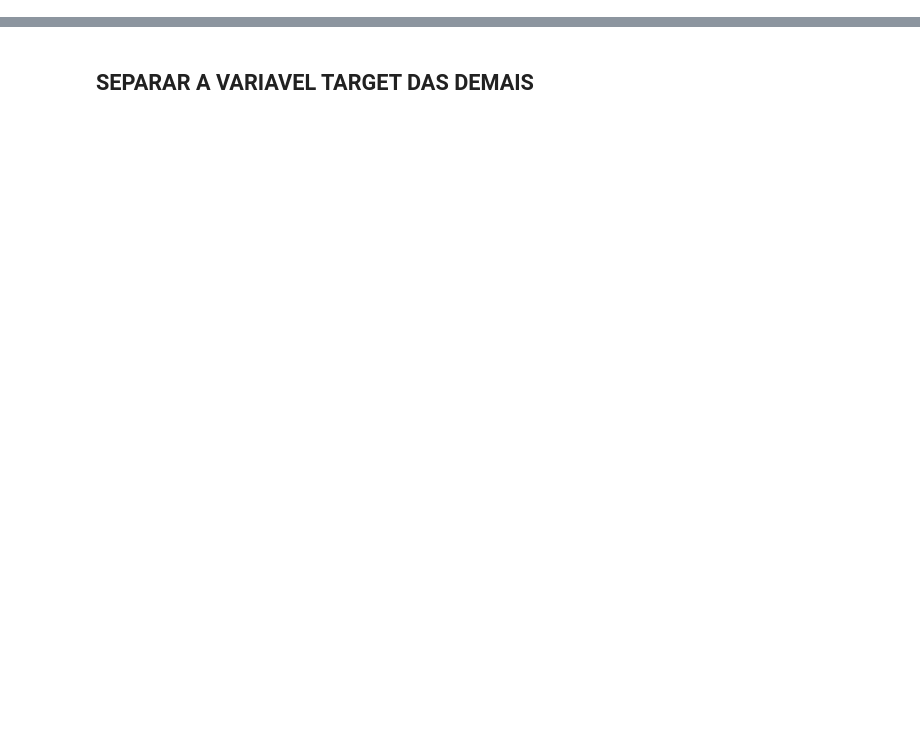
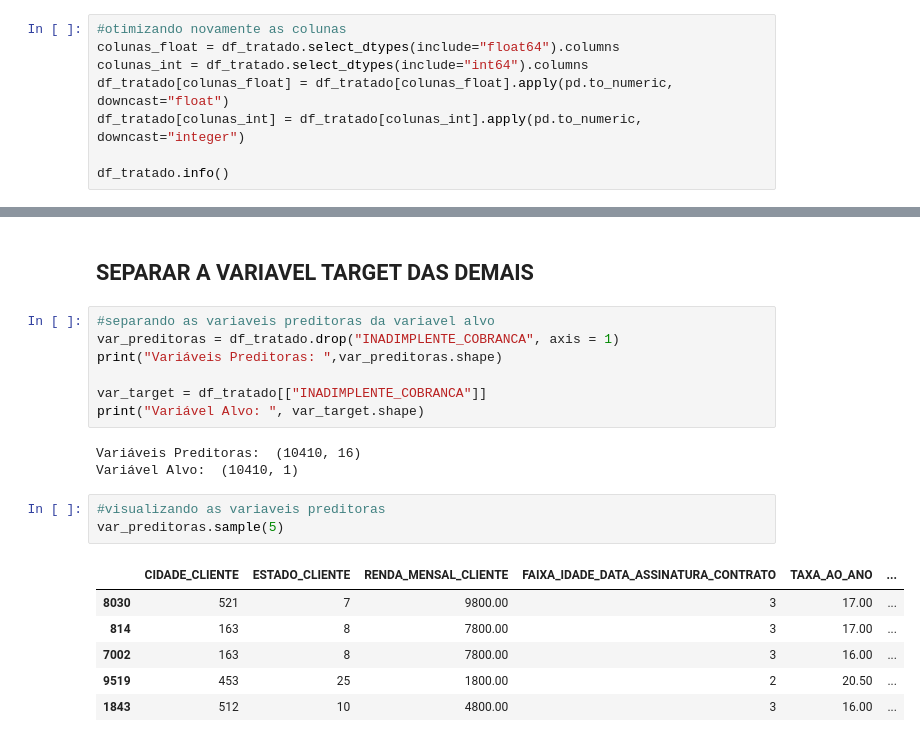
Before and after one commit to FelipeLRoll/previsao-inadimplencia, a Jupyter notebook: previsao-inadimplencia.ipynb, the cells around one changed output, grey strips where cells are left out. Drawn from its saved outputs; the diff is of its cells as text; blank space fills up the shorter version.

```diff
--- a/previsao-inadimplencia.ipynb
+++ b/previsao-inadimplencia.ipynb
@@ -1177,0 +1475,8 @@ Data de acesso: 22/10/2024
+# %%
+#otimizando novamente as colunas
+colunas_float = df_tratado.select_dtypes(include="float64").columns
+colunas_int = df_tratado.select_dtypes(include="int64").columns
+df_tratado[colunas_float] = df_tratado[colunas_float].apply(pd.to_numeric, downcast="float")
+df_tratado[colunas_int] = df_tratado[colunas_int].apply(pd.to_numeric, downcast="integer")
+
+df_tratado.info()
@@ -1178,2 +1501,22 @@ Data de acesso: 22/10/2024
 # %% [markdown]
 ## SEPARAR A VARIAVEL TARGET DAS DEMAIS
+# %%
+#separando as variaveis preditoras da variavel alvo
+var_preditoras = df_tratado.drop("INADIMPLENTE_COBRANCA", axis = 1)
+print("Variáveis Preditoras: ",var_preditoras.shape)
+
+var_target = df_tratado[["INADIMPLENTE_COBRANCA"]]
+print("Variável Alvo: ", var_target.shape)
+# %% [output]
+Variáveis Preditoras:  (10410, 16)
+Variável Alvo:  (10410, 1)
+# %%
+#visualizando as variaveis preditoras
+var_preditoras.sample(5)
+# %% [output]
+|  | CIDADE_CLIENTE | ESTADO_CLIENTE | RENDA_MENSAL_CLIENTE | FAIXA_IDADE_DATA_ASSINATURA_CONTRATO | TAXA_AO_ANO | ... |
+| 8030 | 521 | 7 | 9800.00 | 3 | 17.00 | ... |
+| 814 | 163 | 8 | 7800.00 | 3 | 17.00 | ... |
+| 7002 | 163 | 8 | 7800.00 | 3 | 16.00 | ... |
+| 9519 | 453 | 25 | 1800.00 | 2 | 20.50 | ... |
+| 1843 | 512 | 10 | 4800.00 | 3 | 16.00 | ... |
```
Also changed, not shown: parts of 97 cells of this notebook, 52 other files.
